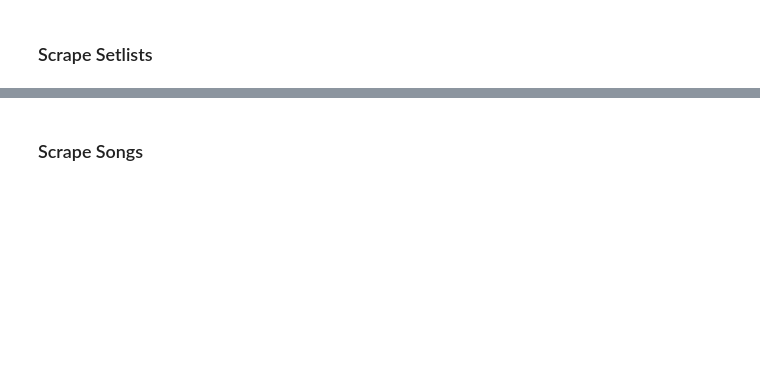
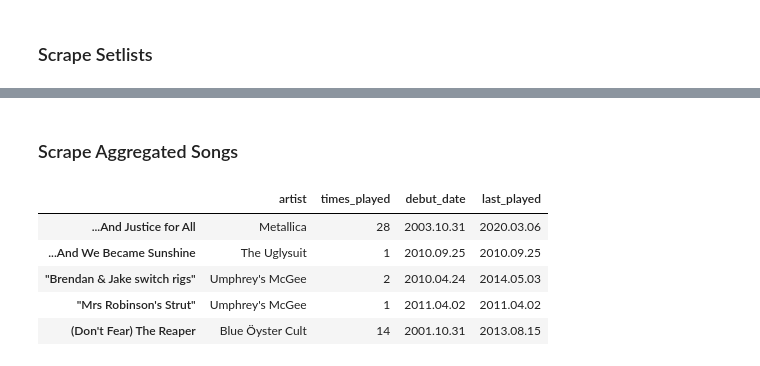
Before and after one commit to henryrobbins/umphbase, a Jupyter notebook: scrape_site.ipynb, the cells around one changed output, grey strips where cells are left out. Cells and saved outputs as stored; diff of their text form; code cells hidden in the pictures; blank space fills up the shorter version.

```diff
--- a/scrape_site.ipynb
+++ b/scrape_site.ipynb
@@ -183,12 +184,14 @@ for year in soup.findAll('a', attrs={'class':'setlistbutton btn btn-small btn-de
             tmp[int(tags[2*i].strip(' ]['))] = tags[2*i+1]
         tags = tmp
 
-        if notes is not None and 'set for those who purchased the VIP package' in notes:
-            continue
+        vip = False
+        if notes is not None and 'VIP' in '\n'.join(notes):
+            vip = True
 
         # add show to shows
         shows.append(dict(date=date,
                           title=title,
+                          vip=vip,
                           sets=sets,
                           reviews=reviews,
                           support=support,
@@ -201,5 +303,5 @@ with open('scrapes/setlists_%s.pickle' % (time_stamp()), 'wb') as handle:
 # %% [markdown]
-### Scrape Songs
+### Scrape Aggregated Songs
 # %%
 # go to the umphreys all things URL
 url = "https://allthings.umphreys.com/song/"
@@ -215,33 +317,39 @@ for row in table.findAll('tr')[2:]:
     tmp = row.findAll('td')
     if tmp[0].findAll(text=True)[0] in ['Happy Birthday', 'XRT Xmas Promo Medley']:
         songs['Happy Birthday'] = {'artist' : None,
-                                   'times_played' : tmp[2].findAll(text=True)[0],
+                                   'times_played' : int(tmp[2].findAll(text=True)[0]),
                                    'debut_date' : tmp[3].findAll(text=True)[0].replace('-','.'),
                                    'last_played' : tmp[4].findAll(text=True)[0].replace('-','.')}
     else:
         cells = [cell.findAll(text=True)[0].strip() for cell in tmp]
         songs[cells[0]] = {'artist' : cells[1],
-                           'times_played' : cells[2],
+                           'times_played' : int(cells[2]),
                            'debut_date' : cells[3].replace('-','.'),
                            'last_played' : cells[4].replace('-','.')}
 # %%
-# Create CSV object
+# create CSV object
 songs = pd.DataFrame(songs).transpose()
 
-# Deal with song titles that were too long
+# deal with song titles that were too long
 setlist_songs = []
 for show in shows:
     setlists = show['sets']
     if setlists is not None:
         for setlist in setlists:
             for song in setlists[setlist]:
                 setlist_songs.append(song['name'])
 setlist_songs = list(set(setlist_songs))
 
 too_long_dict = {}
 for too_long in [x for x in list(songs.index) if x[-3:] == '...']:
     too_long_dict[too_long] = [x for x in setlist_songs if too_long[:32] in x][0]
 
 songs = songs.rename(index=too_long_dict)
-
-songs.to_csv('scrapes/songs_%s.csv' % (time_stamp()))
+display(songs.head())
+# %% [output]
+|  | artist | times_played | debut_date | last_played |
+| ...And Justice for All | Metallica | 28 | 2003.10.31 | 2020.03.06 |
+| ...And We Became Sunshine | The Uglysuit | 1 | 2010.09.25 | 2010.09.25 |
+| "Brendan & Jake switch rigs" | Umphrey's McGee | 2 | 2010.04.24 | 2014.05.03 |
+| "Mrs Robinson's Strut" | Umphrey's McGee | 1 | 2011.04.02 | 2011.04.02 |
+| (Don't Fear) The Reaper | Blue Öyster Cult | 14 | 2001.10.31 | 2013.08.15 |
```
Also changed, not shown: parts of 23 cells of this notebook, 21 other files.
